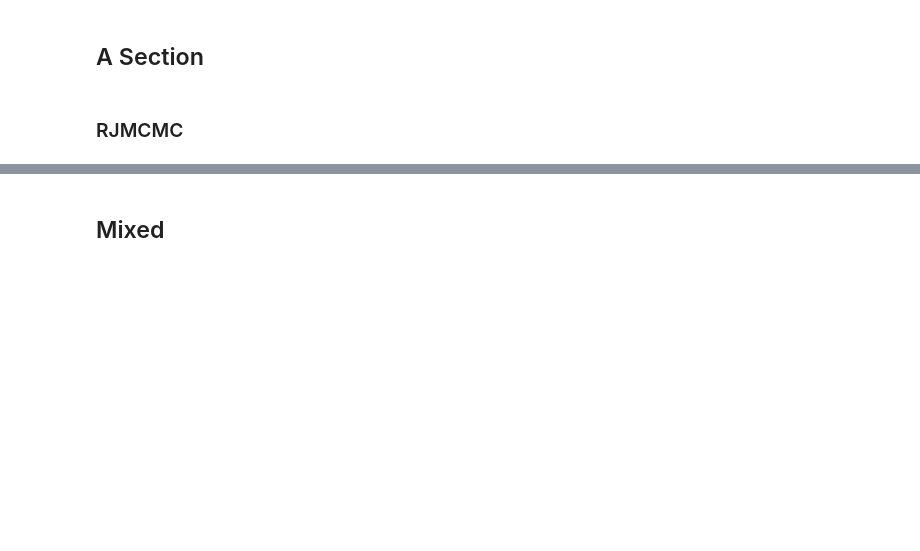
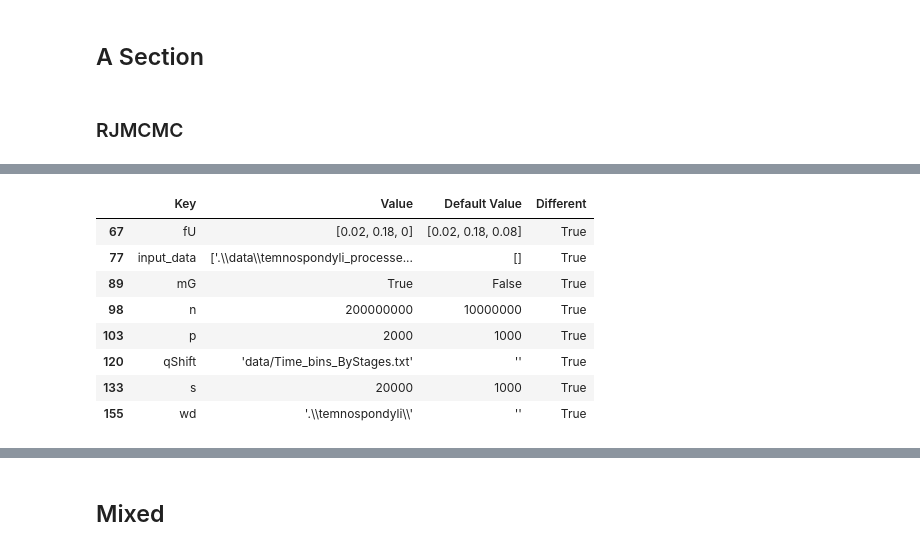
Before and after one commit to shelleylwang/pt_diversity_rates, a Jupyter notebook: sumtxt.ipynb, the cells around one changed output, grey strips where cells are left out. Drawn from its saved outputs; the diff is of its cells as text; code cells hidden in the pictures; blank space fills up the shorter version.

```diff
--- a/sumtxt.ipynb
+++ b/sumtxt.ipynb
@@ -242,0 +255,12 @@ def sumtxt_extraction(file_path):
+# %%
+sumtxt_extraction('temnospondyli/mcmc_no_predictors/RJMCMC/temnospondyli_pyrate_1_Grj_sum.txt')
+# %% [output]
+|  | Key | Value | Default Value | Different |
+| 67 | fU | [0.02, 0.18, 0] | [0.02, 0.18, 0.08] | True |
+| 77 | input_data | ['.\\data\\temnospondyli_processe... | [] | True |
+| 89 | mG | True | False | True |
+| 98 | n | 200000000 | 10000000 | True |
+| 103 | p | 2000 | 1000 | True |
+| 120 | qShift | 'data/Time_bins_ByStages.txt' | '' | True |
+| 133 | s | 20000 | 1000 | True |
+| 155 | wd | '.\\temnospondyli\\' | '' | True |
```
Also changed, not shown: parts of 2 cells of this notebook, 2 other files.
